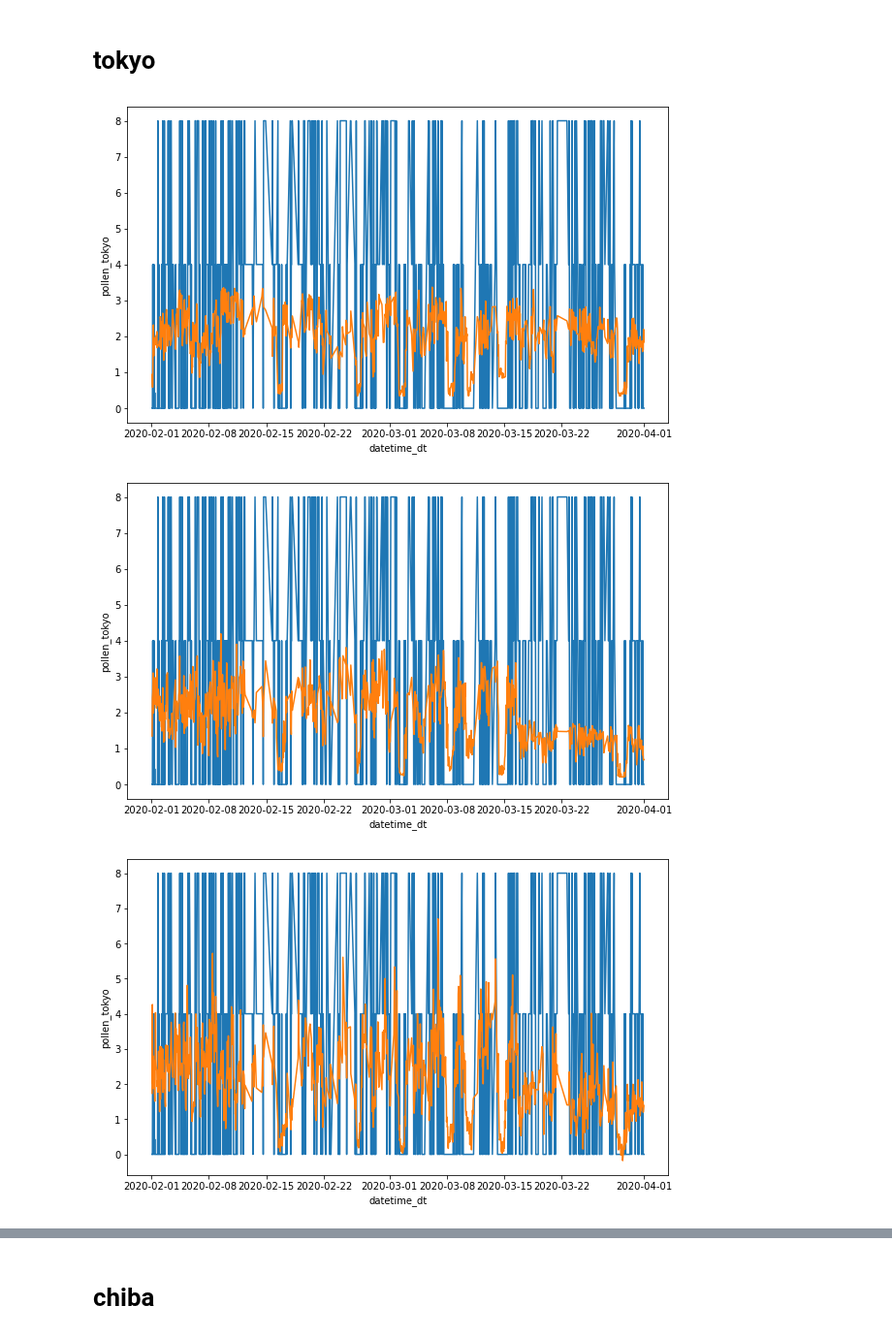
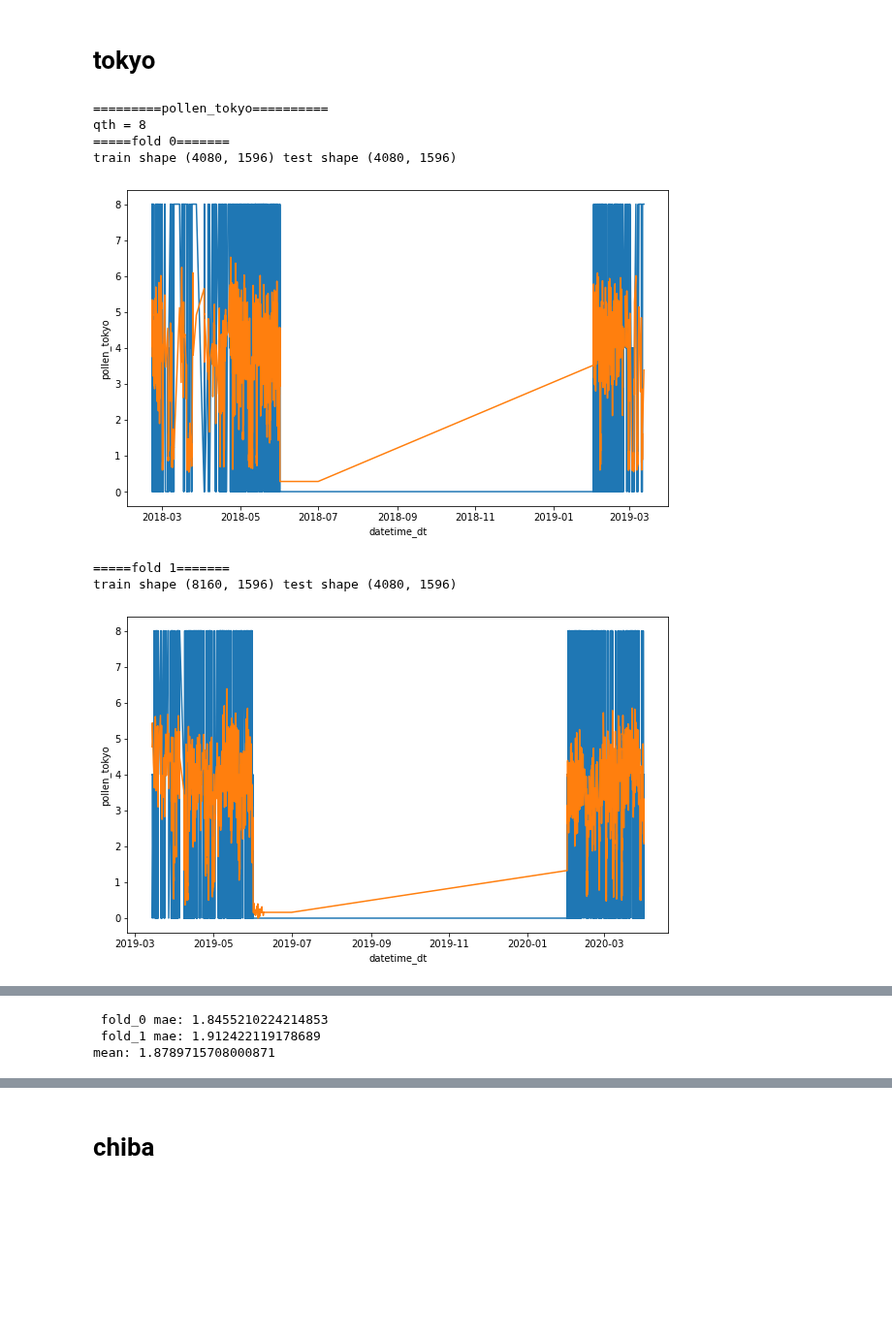
Before and after one commit to masaponto/kafun_solution, a Jupyter notebook: exp5/exp2.ipynb, the cells around one changed output, grey strips where cells are left out. Shown at 97% size. Saved outputs shown, nothing was run; the diff lists cells and outputs as text; code cells hidden in the pictures; blank space fills up the shorter version.

```diff
--- a/exp5/exp2.ipynb
+++ b/exp5/exp2.ipynb
@@ -1067,7 +1068,7 @@ def train_lightgbm_with_cv(
     df_test: pd.DataFrame,  # テストデータ
     target_label: str,  # target label
     label_cols: List[str] = ["pollen_utsunomiya", "pollen_chiba", "pollen_tokyo",],
-    unused_label: List[str] = ["datetime", "datetime_dt",],
+    unused_label: List[str] = ["datetime", "datetime_dt", "year", "temperature_utsunomiya", "temperature_tokyo", "temperature_chiba"],
     plot: bool = False,
     qth: int = 20,
 ) -> Union[np.array, List[np.float], pd.DataFrame]:
@@ -1127,7 +1128,7 @@ def train_lightgbm_with_cv(
             df_train[label],
             eval_set=(df_val[cols], df_val[label]),
             #early_stopping_rounds=1000,
-            eval_metric="mae",
+            eval_metric="fair",
             #verbose=-1,
             callbacks=[lgb.early_stopping(stopping_rounds=1000, verbose=False), # early_stopping用コールバック関数
                            lgb.log_evaluation(0)] # コマンドライン出力用コールバック関数
@@ -1607,24 +1610,24 @@ def train_lightgbm_valid_2020(
 # utsunomiya
 # %%
 # utsunomiya_prediction, scores, df_imps = train_lightgbm_with_split_by_year_log(
-#    _df, _df_test, target_label="pollen_utsunomiya", plot=True, qth=q_ut
+#     _df, _df_test, target_label="pollen_utsunomiya", plot=True, qth=q_ut
 # )
 
 # utsunomiya_prediction, scores, df_imps = train_lightgbm_with_split_by_year(
 #    _df, _df_test, target_label="pollen_utsunomiya", plot=True, qth=q_ut
 # )
 
-# utsunomiya_prediction, scores, df_imps = train_lightgbm_with_cv(
-#    _df, _df_test, target_label="pollen_utsunomiya", plot=True, qth=q_ut
-# )
+utsunomiya_prediction, scores, df_imps = train_lightgbm_with_cv(
+    _df, _df_test, target_label="pollen_utsunomiya", plot=True, qth=q_ut
+)
 
 # utsunomiya_prediction, scores, df_imps = train_lightgbm_with_cv_log(
 #     _df, _df_test, target_label="pollen_utsunomiya", plot=True, qth=q_ut
 # )
 
-utsunomiya_prediction, scores, df_imps = train_lightgbm_valid_2020(
-    _df, _df_test, target_label="pollen_utsunomiya", plot=True, qth=q_ut
-)
+# utsunomiya_prediction, scores, df_imps = train_lightgbm_valid_2020(
+#     _df, _df_test, target_label="pollen_utsunomiya", plot=True, qth=q_ut
+# )
 
 for i, score in enumerate(scores):
     print(f" fold_{i} mae: {score}")
@@ -1656,33 +1663,38 @@ sns.barplot(data=df_imps.head(30), x="feat_imp", y="columns")
 # tokyo
 # %%
 # tokyo_prediction, scores, df_imps = train_lightgbm_with_split_by_year_log(
-#     _df, _df_test, target_label="pollen_tokyo", plot=True, qth=q_tk
+#      _df, _df_test, target_label="pollen_tokyo", plot=True, qth=q_tk
 # )
 
 # tokyo_prediction, scores, df_imps = train_lightgbm_with_split_by_year(
 #     _df, _df_test, target_label="pollen_tokyo", plot=True, qth=q_tk
 # )
 
 
-# tokyo_prediction, scores, df_imps = train_lightgbm_with_cv(
-#     _df, _df_test, target_label="pollen_tokyo", plot=True, qth=q_tk
-# )
+tokyo_prediction, scores, df_imps = train_lightgbm_with_cv(
+     _df, _df_test, target_label="pollen_tokyo", plot=True, qth=q_tk
+)
 
 
 # tokyo_prediction, scores, df_imps = train_lightgbm_with_cv_log(
 #      _df, _df_test, target_label="pollen_tokyo", plot=True, qth=q_tk
 # )
 
-tokyo_prediction, scores, df_imps = train_lightgbm_valid_2020(
-    _df, _df_test, target_label="pollen_tokyo", plot=True, qth=q_tk
-)
+# tokyo_prediction, scores, df_imps = train_lightgbm_valid_2020(
+#     _df, _df_test, target_label="pollen_tokyo", plot=True, qth=q_tk
+# )
 
 for i, score in enumerate(scores):
     print(f" fold_{i} mae: {score}")
 print(f"mean: {np.mean(scores)}")
 
 tokyo_score = np.mean(scores)
 # %% [output]
+=========pollen_tokyo==========
+qth = 8
+=====fold 0=======
+train shape (4080, 1596) test shape (4080, 1596)
-[figure, old version]
+[figure, new version]
+=====fold 1=======
+train shape (8160, 1596) test shape (4080, 1596)
-[figure, old version]
+[figure, new version]
-[figure, removed]
@@ -1693,3 +1701,6 @@ mean: 2.4193075525566723
+ fold_0 mae: 1.8455210224214853
+ fold_1 mae: 1.912422119178689
+mean: 1.8789715708000871
 # %%
 _, ax = plt.subplots(figsize=(10, 8))
 sns.barplot(data=df_imps.head(30), x="feat_imp", y="columns")
```
Also changed, not shown: parts of 15 cells of this notebook.
